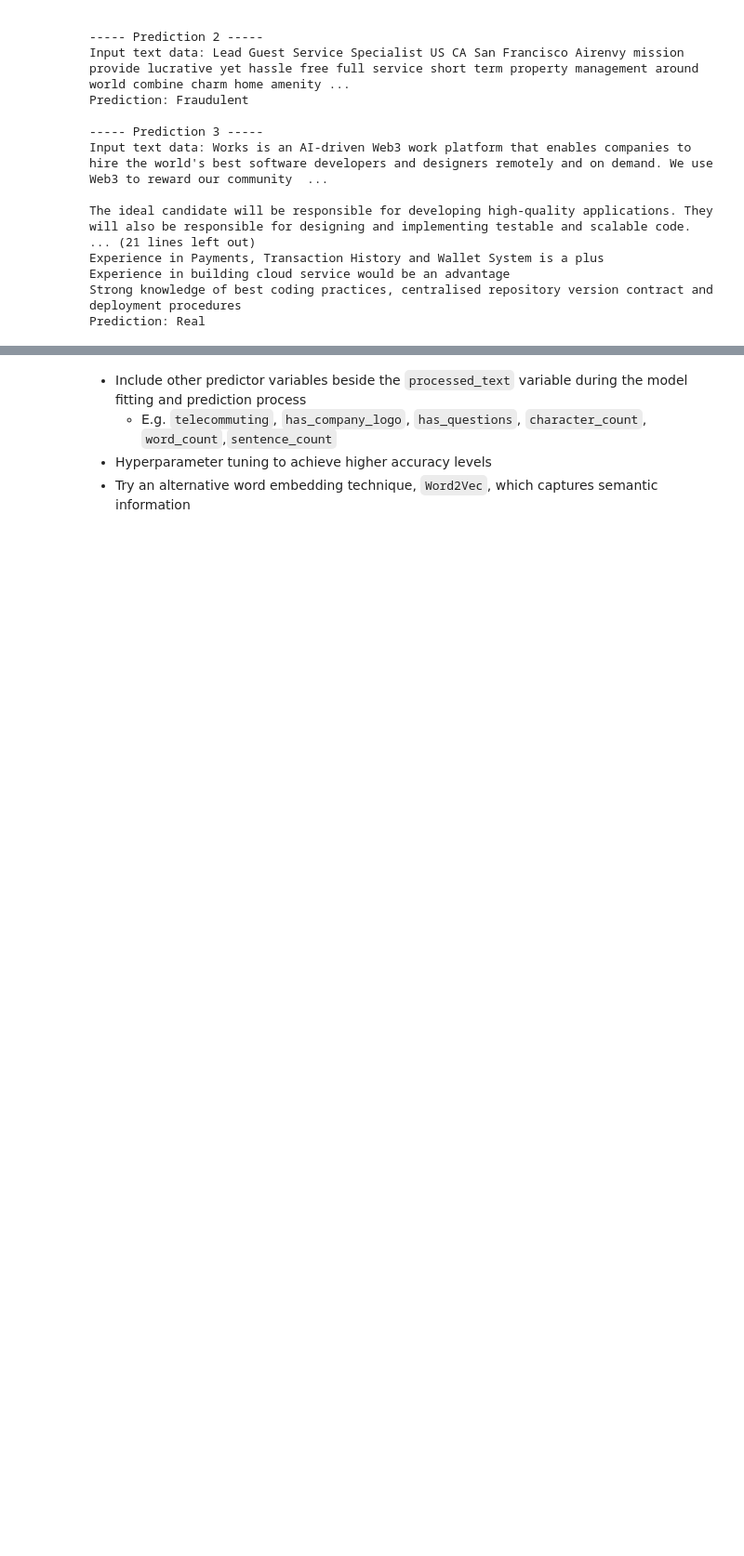
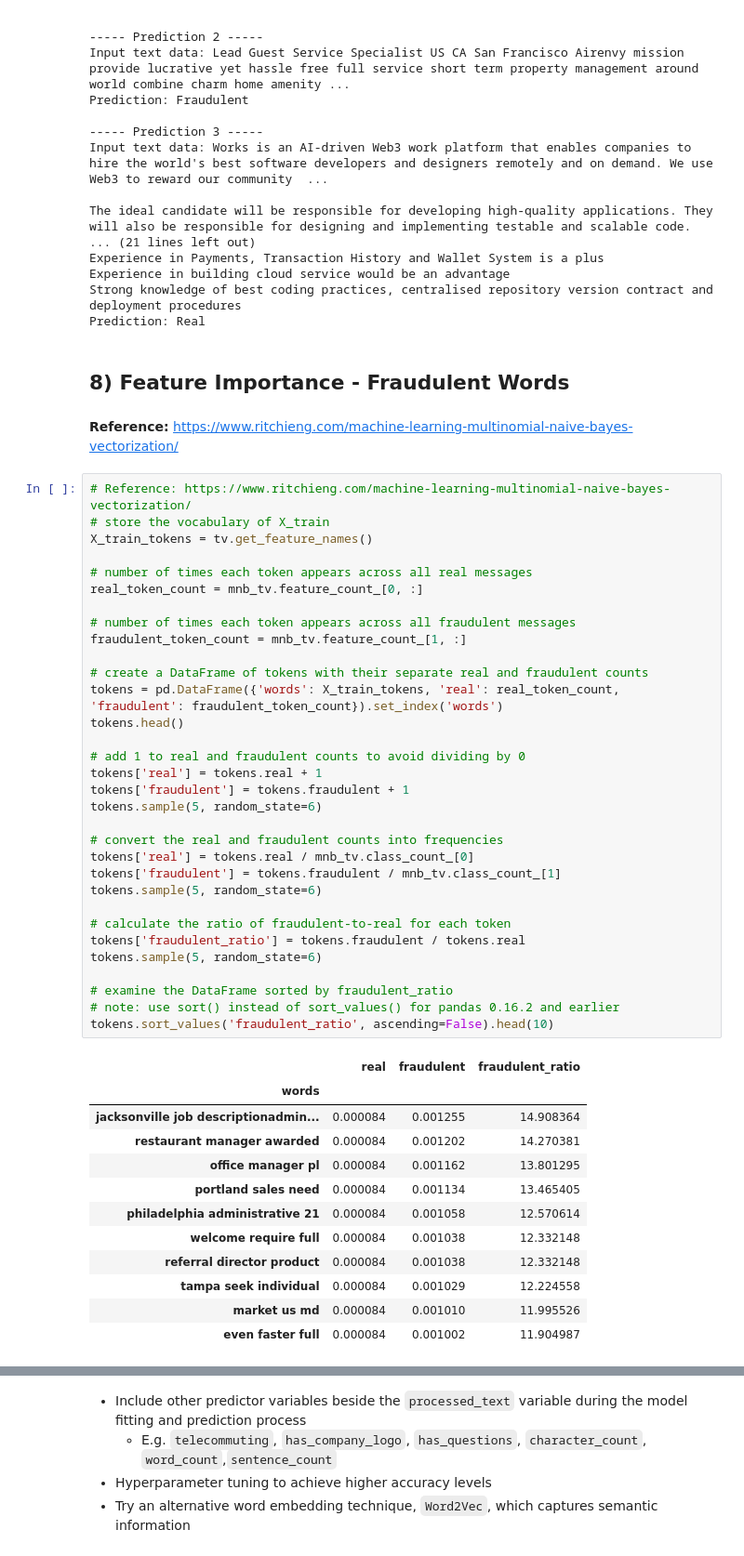
Before and after one commit to leileijng/bc2407-linkedin, a Jupyter notebook: Job Scam Detection/modelling.ipynb, the cells around one changed output, grey strips where cells are left out. Shown at 93% size. Cells and saved outputs as stored; diff of their text form; blank space fills up the shorter version.

Commit message:
job-scam-prediction/add feature importance

```diff
--- a/Job Scam Detection/modelling.ipynb
+++ b/Job Scam Detection/modelling.ipynb
@@ -815,4 +815,53 @@ Experience in Payments, Transaction History and Wallet System is a plus
 Experience in building cloud service would be an advantage
 Strong knowledge of best coding practices, centralised repository version contract and deployment procedures
 Prediction: Real
+# %% [markdown]
+## 8) Feature Importance - Fraudulent Words
+# %% [markdown]
+**Reference:** https://www.ritchieng.com/machine-learning-multinomial-naive-bayes-vectorization/
+# %%
+# Reference: https://www.ritchieng.com/machine-learning-multinomial-naive-bayes-vectorization/
+# store the vocabulary of X_train
+X_train_tokens = tv.get_feature_names()
+
+# number of times each token appears across all real messages
+real_token_count = mnb_tv.feature_count_[0, :]
+
+# number of times each token appears across all fraudulent messages
+fraudulent_token_count = mnb_tv.feature_count_[1, :]
+
+# create a DataFrame of tokens with their separate real and fraudulent counts
+tokens = pd.DataFrame({'words': X_train_tokens, 'real': real_token_count, 'fraudulent': fraudulent_token_count}).set_index('words')
+tokens.head()
+
+# add 1 to real and fraudulent counts to avoid dividing by 0
+tokens['real'] = tokens.real + 1
+tokens['fraudulent'] = tokens.fraudulent + 1
+tokens.sample(5, random_state=6)
+
+# convert the real and fraudulent counts into frequencies
+tokens['real'] = tokens.real / mnb_tv.class_count_[0]
+tokens['fraudulent'] = tokens.fraudulent / mnb_tv.class_count_[1]
+tokens.sample(5, random_state=6)
+
+# calculate the ratio of fraudulent-to-real for each token
+tokens['fraudulent_ratio'] = tokens.fraudulent / tokens.real
+tokens.sample(5, random_state=6)
+
+# examine the DataFrame sorted by fraudulent_ratio
+# note: use sort() instead of sort_values() for pandas 0.16.2 and earlier
+tokens.sort_values('fraudulent_ratio', ascending=False).head(10)
+# %% [output]
+|  | real | fraudulent | fraudulent_ratio |
+| words |  |  |  |
+| jacksonville job descriptionadmin... | 0.000084 | 0.001255 | 14.908364 |
+| restaurant manager awarded | 0.000084 | 0.001202 | 14.270381 |
+| office manager pl | 0.000084 | 0.001162 | 13.801295 |
+| portland sales need | 0.000084 | 0.001134 | 13.465405 |
+| philadelphia administrative 21 | 0.000084 | 0.001058 | 12.570614 |
+| welcome require full | 0.000084 | 0.001038 | 12.332148 |
+| referral director product | 0.000084 | 0.001038 | 12.332148 |
+| tampa seek individual | 0.000084 | 0.001029 | 12.224558 |
+| market us md | 0.000084 | 0.001010 | 11.995526 |
+| even faster full | 0.000084 | 0.001002 | 11.904987 |
 # %% [markdown]
```
Also changed, not shown: parts of 1 cell of this notebook.
